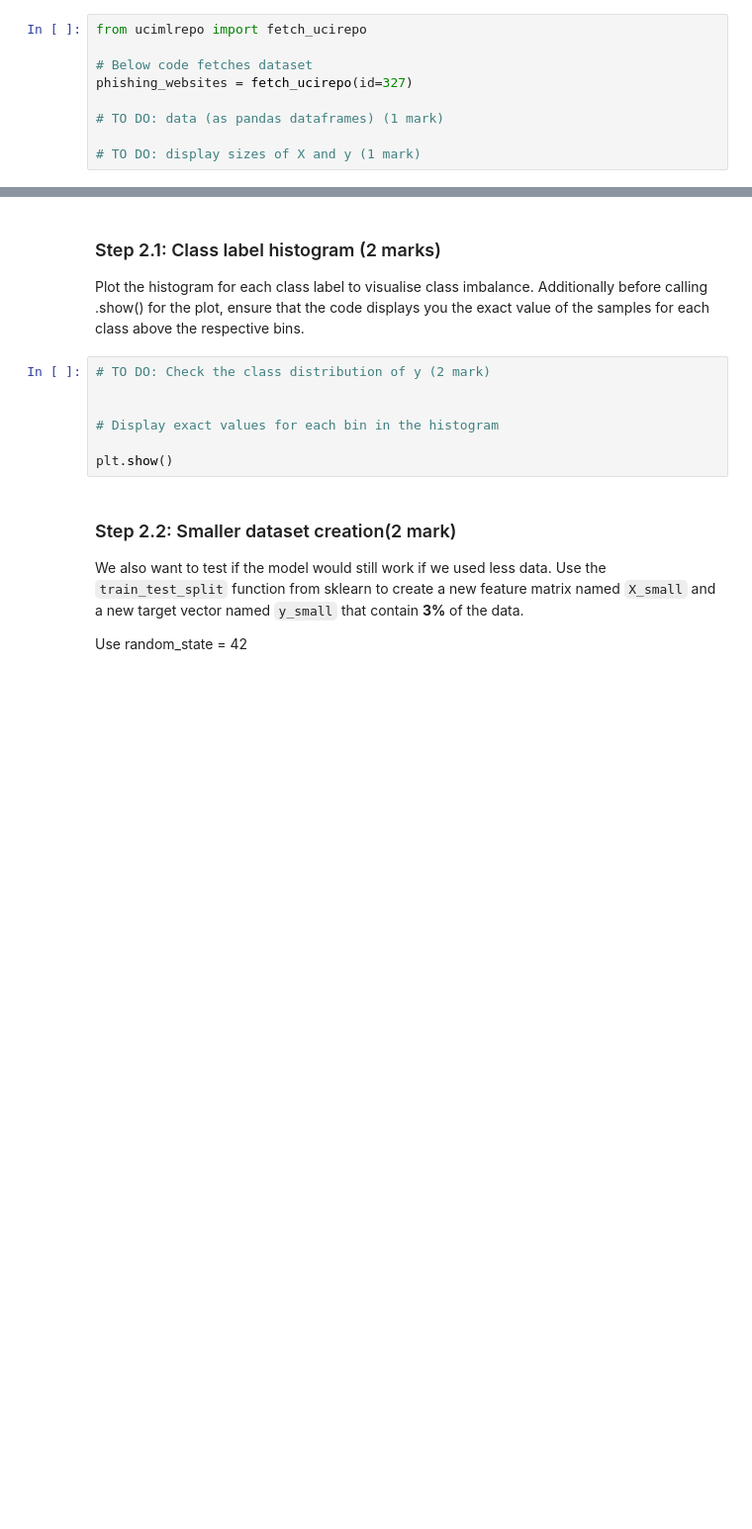
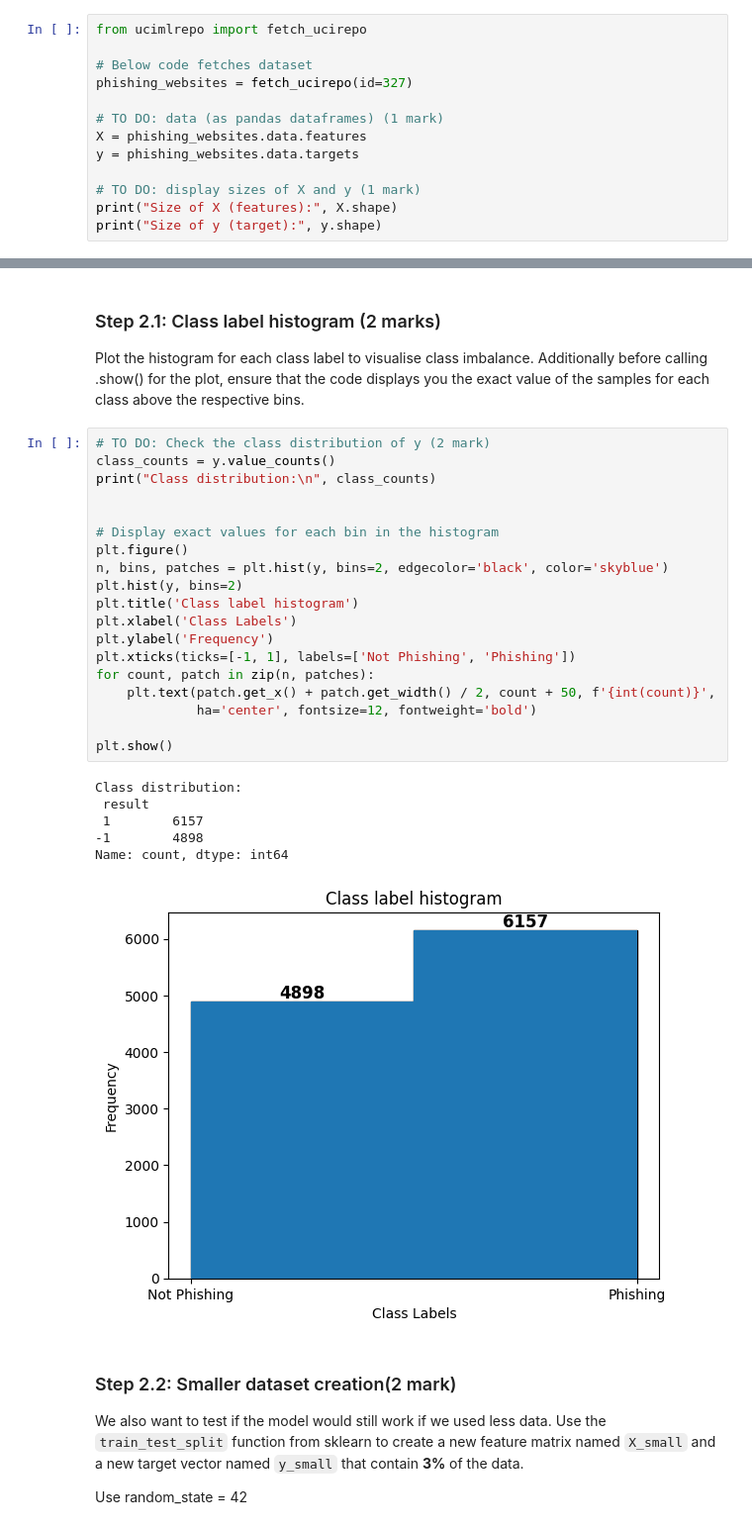
Before and after one commit to kennedyconnors/engg680_2024_fall, a Jupyter notebook: Lab_Assignment3/Assignment3.ipynb, the cells around one changed output, grey strips where cells are left out. Shown at 99% size. Saved outputs shown, nothing was run; the diff lists cells and outputs as text; blank space fills up the shorter version.

```diff
--- a/Lab_Assignment3/Assignment3.ipynb
+++ b/Lab_Assignment3/Assignment3.ipynb
@@ -460,5 +479,9 @@ from ucimlrepo import fetch_ucirepo
 phishing_websites = fetch_ucirepo(id=327)
 
 # TO DO: data (as pandas dataframes) (1 mark)
+X = phishing_websites.data.features
+y = phishing_websites.data.targets
 
 # TO DO: display sizes of X and y (1 mark)
+print("Size of X (features):", X.shape)
+print("Size of y (target):", y.shape)
@@ -466,13 +492,32 @@ phishing_websites = fetch_ucirepo(id=327)
 ### Step 2.1: Class label histogram (2 marks)
 
 Plot the histogram for each class label to visualise class imbalance. Additionally before calling .show() for the plot, ensure that the code displays you the exact value of the samples for each class above the respective bins.
-# %%
-# TO DO: Check the class distribution of y (2 mark)
-
-
-# Display exact values for each bin in the histogram
-
-plt.show()
+# %%
+# TO DO: Check the class distribution of y (2 mark)
+class_counts = y.value_counts()
+print("Class distribution:\n", class_counts)
+
+
+# Display exact values for each bin in the histogram
+plt.figure()
+n, bins, patches = plt.hist(y, bins=2, edgecolor='black', color='skyblue')
+plt.hist(y, bins=2)
+plt.title('Class label histogram')
+plt.xlabel('Class Labels')
+plt.ylabel('Frequency')
+plt.xticks(ticks=[-1, 1], labels=['Not Phishing', 'Phishing'])
+for count, patch in zip(n, patches):
+    plt.text(patch.get_x() + patch.get_width() / 2, count + 50, f'{int(count)}',
+             ha='center', fontsize=12, fontweight='bold')
+
+plt.show()
+# %% [output]
+Class distribution:
+ result
+ 1        6157
+-1        4898
+Name: count, dtype: int64
+[figure, added]
 # %% [markdown]
 ### Step 2.2: Smaller dataset creation(2 mark)
 
```
Also changed, not shown: parts of 13 cells of this notebook.
